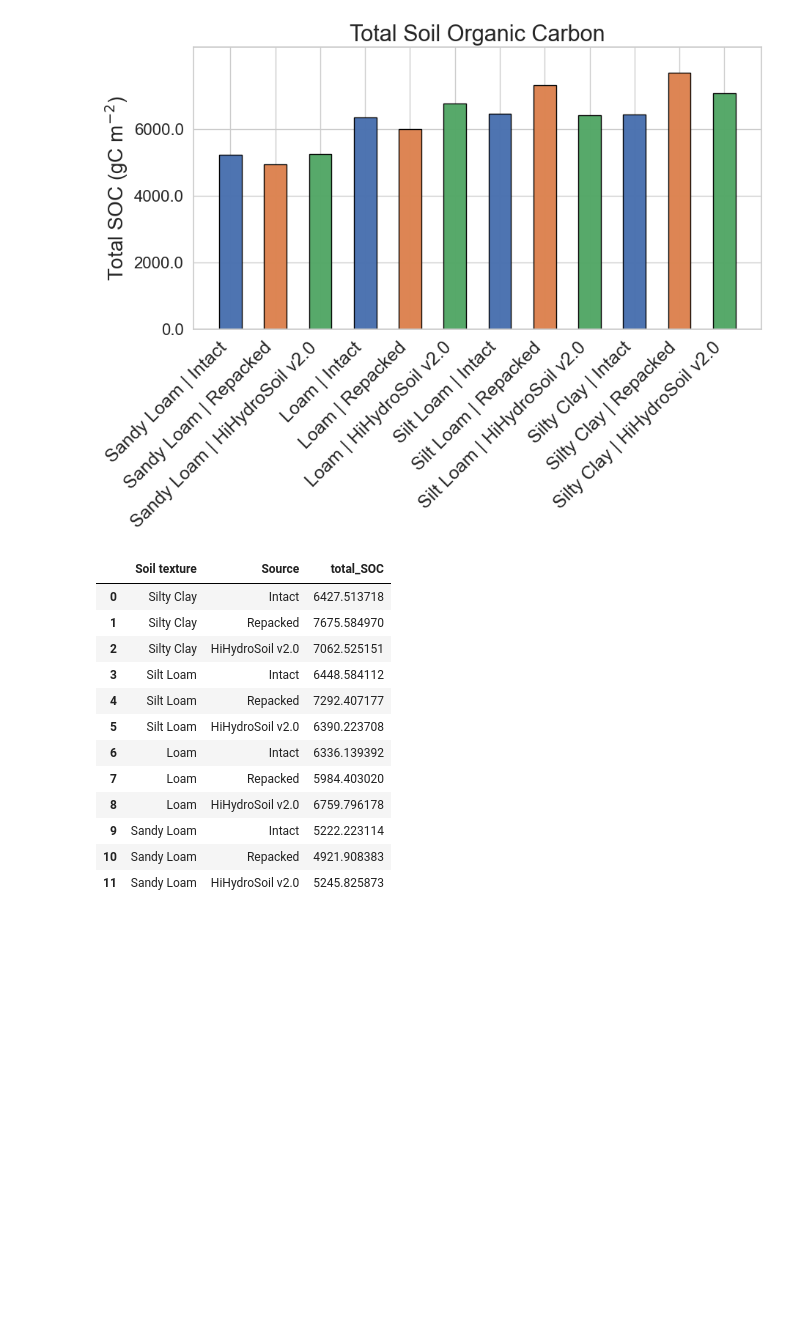
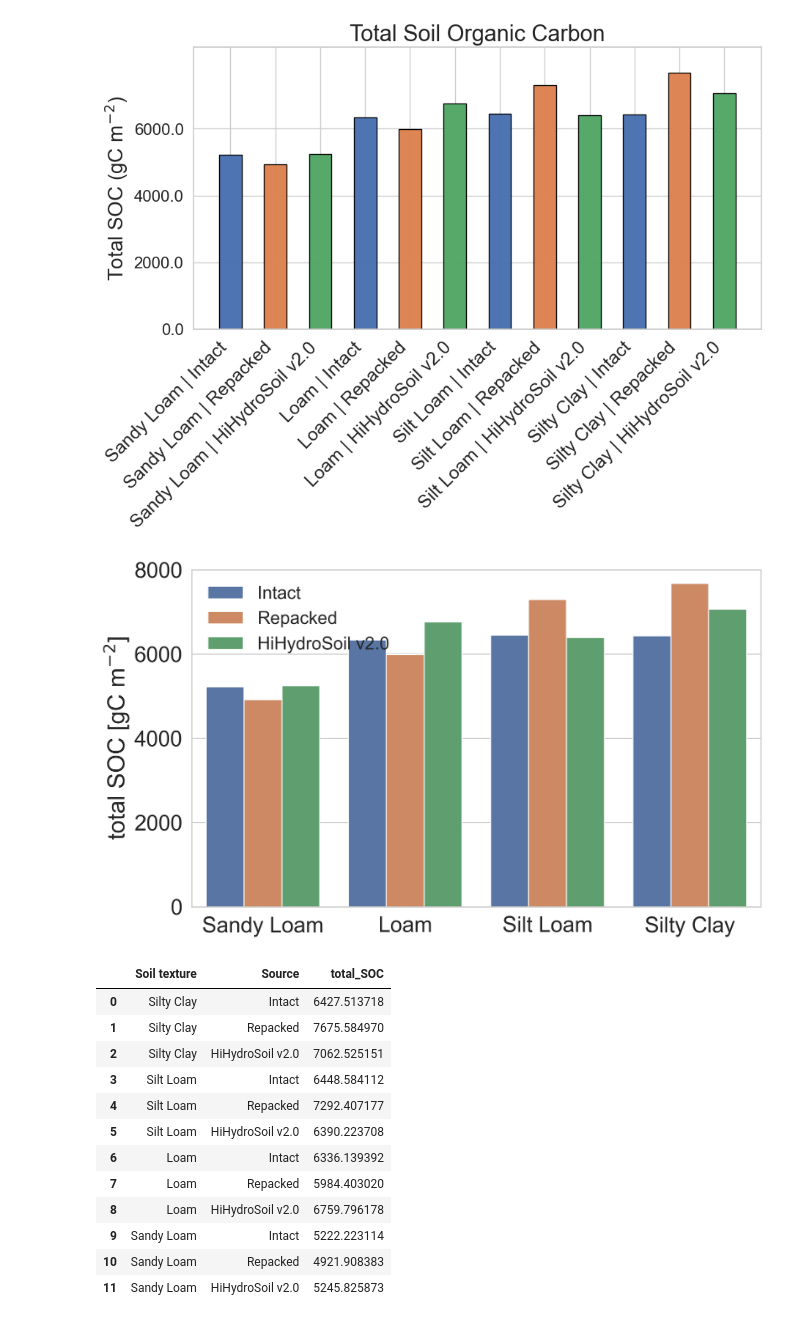
Before and after one commit to EMSL-MONet/HiProp_repo, a Jupyter notebook: HiProp_AC.ipynb, the cells around one changed output. Drawn from its saved outputs; the diff is of its cells as text; code cells hidden in the pictures; blank space fills up the shorter version.

```diff
--- a/HiProp_AC.ipynb
+++ b/HiProp_AC.ipynb
@@ -371,6 +371,41 @@ plt.savefig('figs/total_SOC_Yan.svg', bbox_inches='tight')
 plt.show()
 # %% [output]
 [figure]
+# %%
+pivot_df_sort= pivot_df_sort.reset_index()
+# %%
+# Filter for only the two desired sources
+# filtered_df = pivot_df_sort[
+#     pivot_df_sort['Source'].isin(['Intact', 'HiHydroSoil v2.0'])
+# ].copy()
+# filtered_df['Source'] = filtered_df['Source'].replace({'Intact': 'MONet soil core'})
+
+# Define the custom color palette
+
+sns.set_theme(style="whitegrid", font_scale=2)
+plt.figure(figsize=(10, 6), dpi=300)
+
+# Bar plot with error bars showing standard deviation
+sns.barplot(
+    data=pivot_df_sort,
+    x="Soil texture", y="total_SOC", hue="Source",
+    hue_order=source_order,
+    errorbar="sd",
+    estimator="mean",
+    )
+plt.ylim(bottom=0, top=8000)
+plt.xticks(rotation=0)
+plt.ylabel("total SOC [gC m$^{-2}$]")
+plt.xlabel("")
+plt.legend(title="", loc='upper left', ncol=1, fontsize=18, frameon=False)
+plt.tight_layout()
+
+# Save figures
+# plt.savefig('figs/Ann_Respiration_Yan_bar.png', dpi=300, bbox_inches='tight')
+# plt.savefig('figs/Ann_Respiration_Yan_bar.svg', bbox_inches='tight')
+# plt.show()
+# %% [output]
+[figure, added]
 # %%
 pivot_df[['Soil texture', 'Source','total_SOC']]
 # %% [output]
```
Also changed, not shown: parts of 1 cell of this notebook, 8 other files.
